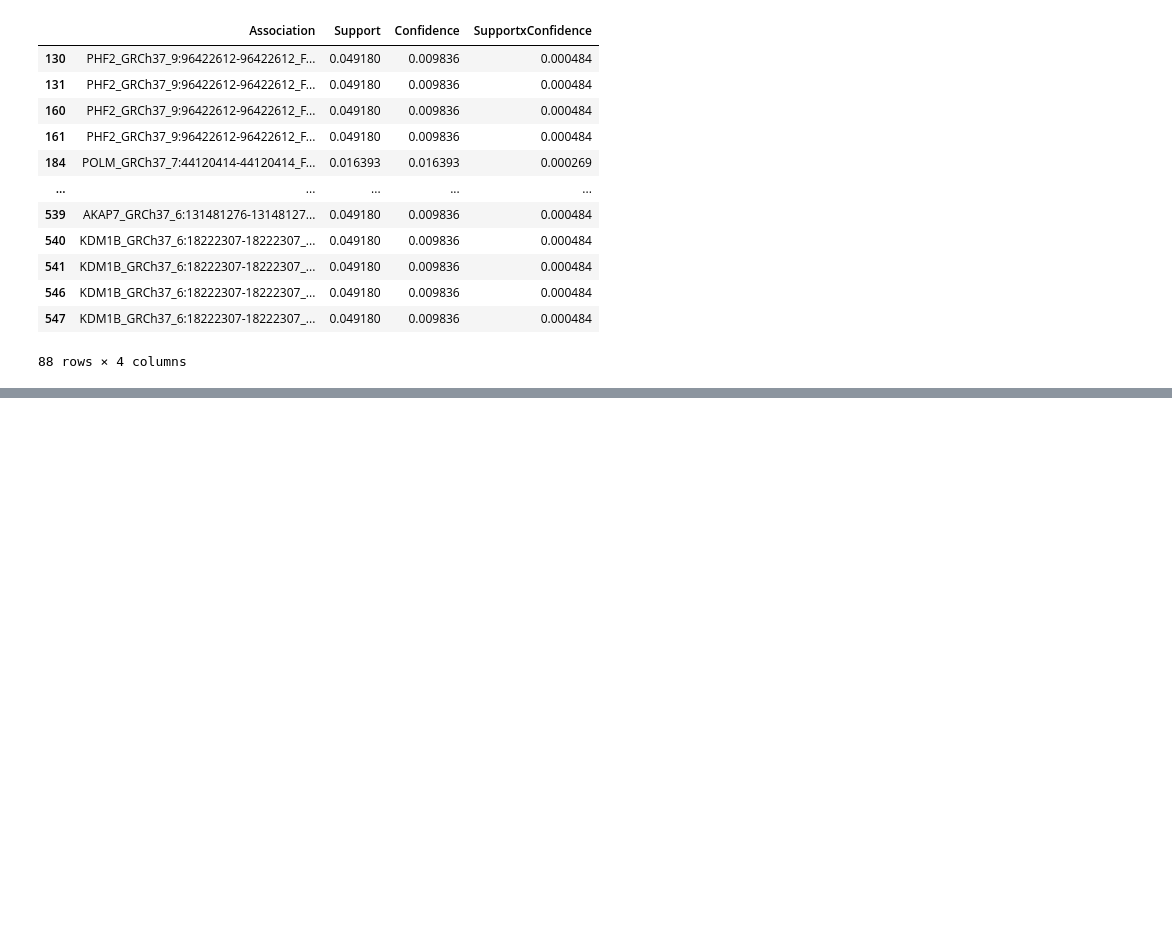
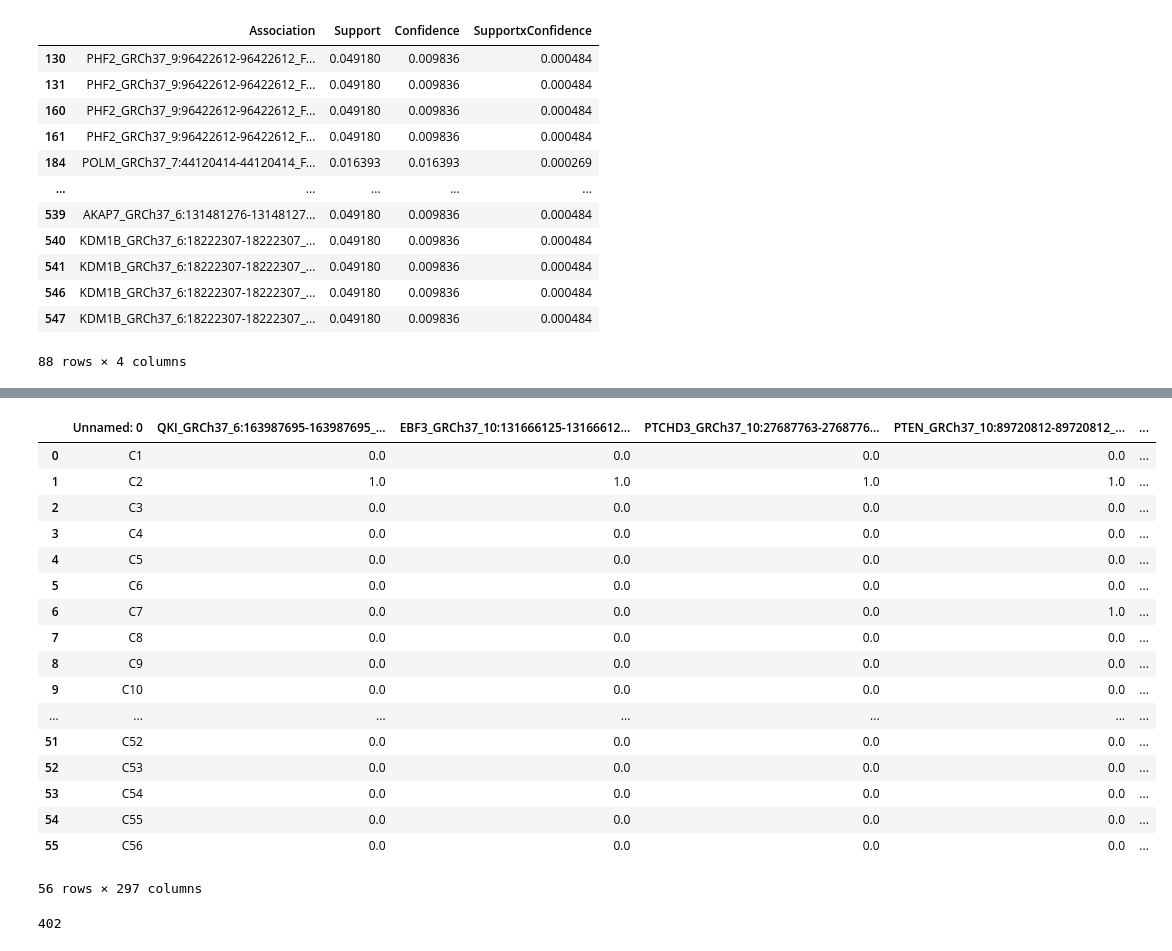
Before and after one commit to ajstein51/CS4170, a Jupyter notebook: main.ipynb, the cells around one changed output, grey strips where cells are left out. Saved outputs shown, nothing was run; the diff lists cells and outputs as text; code cells hidden in the pictures; blank space fills up the shorter version.

```diff
--- a/main.ipynb
+++ b/main.ipynb
@@ -2947,0 +2951,62 @@ hw10df3.sort_values('SupportxConfidence',ascending=False)
+# %%
+############################################ HW 11 ##########################################################################
+hw11df = df.iloc[0:163, 0:1411]
+# go through and delete mutations not in at least 5 patients and delete non-cancer patients
+delrow = []
+for i in range(hw11df.shape[0] - 1):
+    if hw11df.iloc[i, 0].find('NC') == 0:
+        delrow.append(i)
+
+hw11df = hw11df.drop(delrow)
+hw11df = hw11df.reset_index(drop=True)
+# del delrow
+delcol = []
+for i in range(1, hw11df.shape[1]):
+    if hw11df.iloc[hw11df.shape[0] - 1, i] < 3.0:
+        delcol.append(i)
+
+hw11df = hw11df.drop(hw11df.columns[delcol], axis=1)
+hw11df = hw11df.drop(hw11df.shape[0] - 1)
+del delcol
+
+hw11df
+# %% [output]
+|  | Unnamed: 0 | QKI_GRCh37_6:163987695-163987695_... | EBF3_GRCh37_10:131666125-13166612... | PTCHD3_GRCh37_10:27687763-2768776... | PTEN_GRCh37_10:89720812-89720812_... | ... |
+| 0 | C1 | 0.0 | 0.0 | 0.0 | 0.0 | ... |
+| 1 | C2 | 1.0 | 1.0 | 1.0 | 1.0 | ... |
+| 2 | C3 | 0.0 | 0.0 | 0.0 | 0.0 | ... |
+| 3 | C4 | 0.0 | 0.0 | 0.0 | 0.0 | ... |
+| 4 | C5 | 0.0 | 0.0 | 0.0 | 0.0 | ... |
+| 5 | C6 | 0.0 | 0.0 | 0.0 | 0.0 | ... |
+| 6 | C7 | 0.0 | 0.0 | 0.0 | 1.0 | ... |
+| 7 | C8 | 0.0 | 0.0 | 0.0 | 0.0 | ... |
+| 8 | C9 | 0.0 | 0.0 | 0.0 | 0.0 | ... |
+| 9 | C10 | 0.0 | 0.0 | 0.0 | 0.0 | ... |
+| ... | ... | ... | ... | ... | ... | ... |
+| 51 | C52 | 0.0 | 0.0 | 0.0 | 0.0 | ... |
+| 52 | C53 | 0.0 | 0.0 | 0.0 | 0.0 | ... |
+| 53 | C54 | 0.0 | 0.0 | 0.0 | 0.0 | ... |
+| 54 | C55 | 0.0 | 0.0 | 0.0 | 0.0 | ... |
+| 55 | C56 | 0.0 | 0.0 | 0.0 | 0.0 | ... |
+56 rows × 297 columns
+# %%
+# make F2
+dfFN = [] # list of dataframes of FN's
+pairs = []
+for i in range(1, hw11df.shape[1]):
+    for j in range(1, hw11df.shape[1]):
+        col2 = i + j + 1
+        if col2 < hw11df.shape[1]:
+            counter = 0
+            for k in range(0, hw11df.shape[0]):
+                if hw11df.iloc[k, i] == 1 and hw11df.iloc[k, col2] == 1:
+                    counter += 1
+            if counter >= 3:
+                tup = (hw11df.columns[i], hw11df.columns[col2])
+                pairs.append(tup)
+
+dfFN.append(pairs) # a list of a list of pairs
+print(len(dfFN[0]))
+del pairs
+# %% [output]
+402
```
Also changed, not shown: parts of 14 cells of this notebook.
